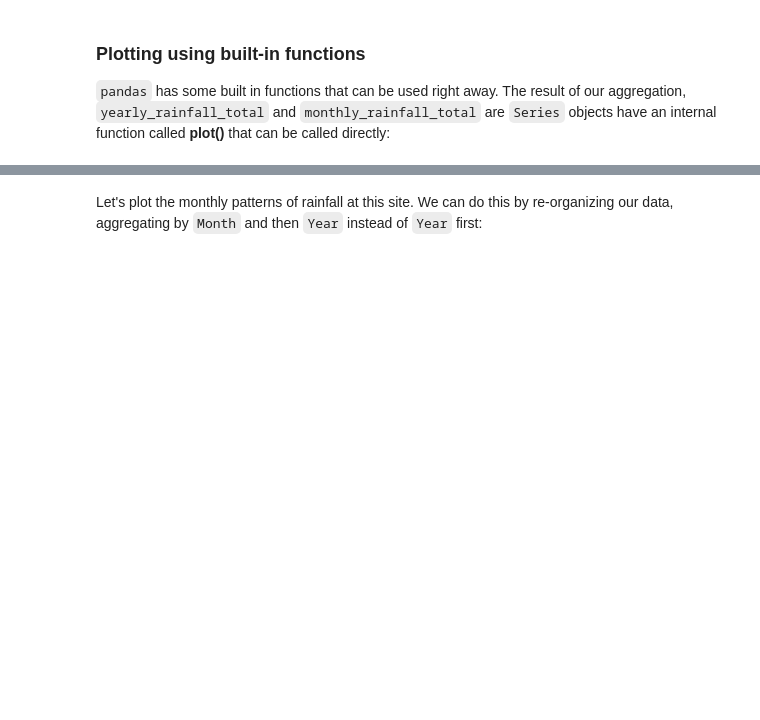
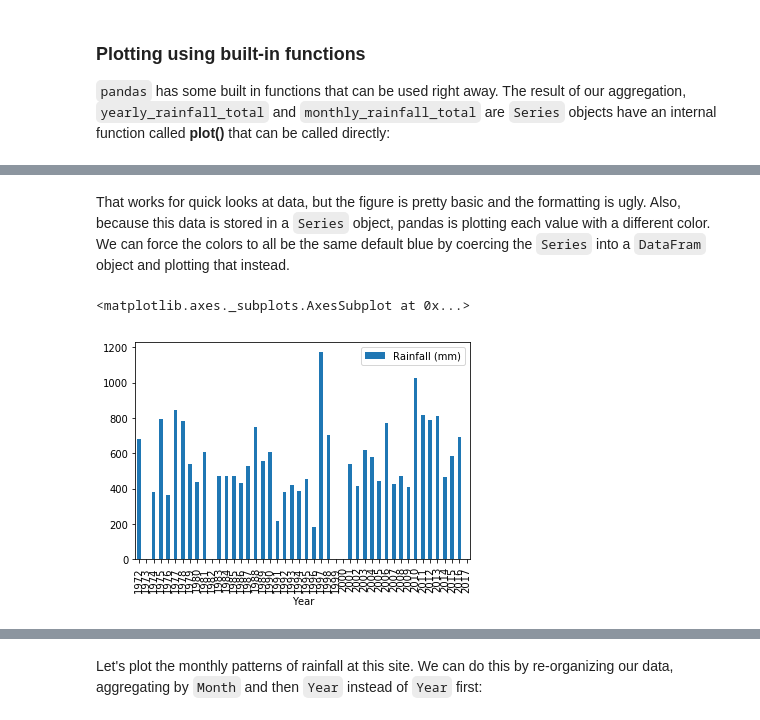
Before and after one commit to ecohydro/RidgeToReef, a Jupyter notebook: chapters/Chapter 1.ipynb, the cells around one changed output, grey strips where cells are left out. Cells and saved outputs as stored; diff of their text form; code cells hidden in the pictures; blank space fills up the shorter version.

```diff
--- a/chapters/Chapter 1.ipynb
+++ b/chapters/Chapter 1.ipynb
@@ -300,0 +291,7 @@ Like `pandas` and `numpy`, `matplotlib` has its own shortname that we use on imp
+# %% [markdown]
+That works for quick looks at data, but the figure is pretty basic and the formatting is ugly. Also, because this data is stored in a `Series` object, pandas is plotting each value with a different color. We can force the colors to all be the same default blue by coercing the `Series` into a `DataFram` object and plotting that instead.
+# %%
+pd.DataFrame(yearly_rainfall_total).plot.bar()
+# %% [output]
+<matplotlib.axes._subplots.AxesSubplot at 0x...>
+[figure, added]
```
Also changed, not shown: parts of 40 cells of this notebook, 1 other file.
